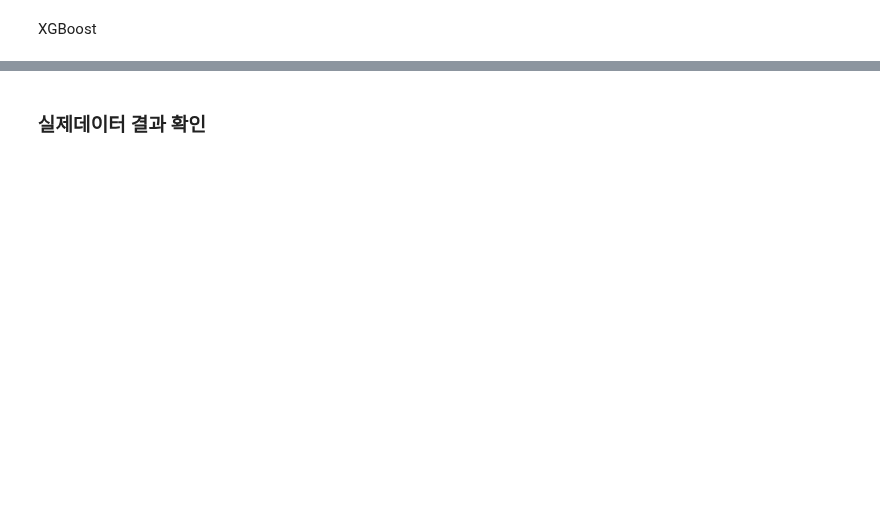
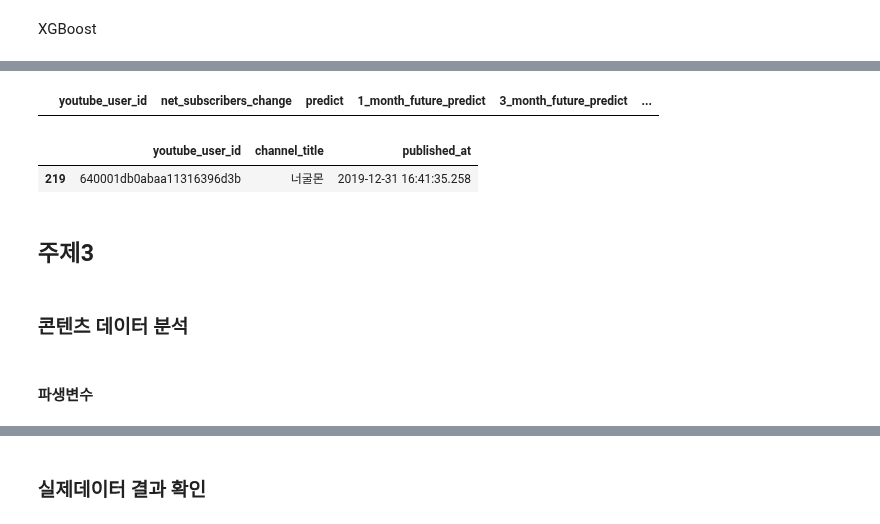
Before and after one commit to kkwann/awake, a Jupyter notebook: 6.Final_Report.ipynb, the cells around one changed output, grey strips where cells are left out. Cells and saved outputs as stored; diff of their text form; code cells hidden in the pictures; blank space fills up the shorter version.

```diff
--- a/6.Final_Report.ipynb
+++ b/6.Final_Report.ipynb
@@ -1869,0 +1899,7 @@ RMSE: 12.7569
+# %%
+# 계정 확인 테이블
+user_info_df = merge_df_users_fin[['youtube_user_id','channel_title','published_at']].drop_duplicates().reset_index(drop=True)
+user_info_df = user_info_df[user_info_df['channel_title']!='0'].drop_duplicates().reset_index(drop=True)
+user_info_df = user_info_df[~user_info_df['channel_title'].isnull()].reset_index(drop=True)
+user_info_df = user_info_df.drop_duplicates(['youtube_user_id']).reset_index(drop=True)
+user_info_df = user_info_df.drop_duplicates(['channel_title']).reset_index(drop=True)
@@ -1869,0 +2016,15 @@ RMSE: 12.7569
+# %%
+result_contents_df_final[result_contents_df_final['12_month_future_predict']==result_contents_df_final['12_month_future_predict'].max()]
+# %% [output]
+|  | youtube_user_id | net_subscribers_change | predict | 1_month_future_predict | 3_month_future_predict | ... |
+# %%
+user_info_df[user_info_df['youtube_user_id']=='640001db0abaa11316396d3b']
+# %% [output]
+|  | youtube_user_id | channel_title | published_at |
+| 219 | 640001db0abaa11316396d3b | 너굴몬 | 2019-12-31 16:41:35.258 |
+# %% [markdown]
+## 주제3
+# %% [markdown]
+### 콘텐츠 데이터 분석
+# %% [markdown]
+#### 파생변수
```
Also changed, not shown: parts of 87 cells of this notebook.
